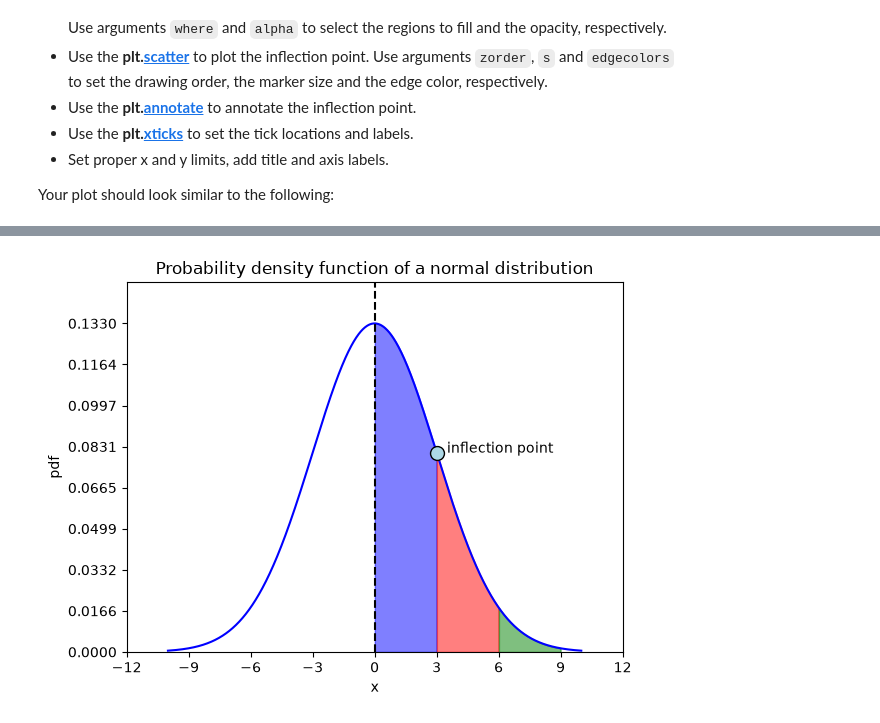
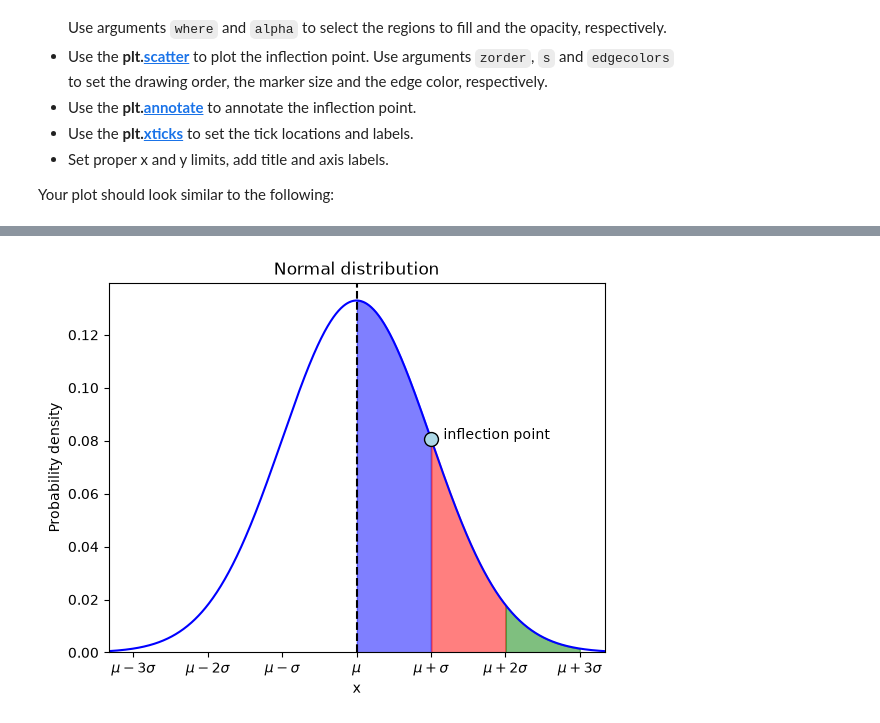
Before and after one commit to laurent-lao/COMP-432-Assignments, a Jupyter notebook: Assignment2/assignment02_student.ipynb, the cells around one changed output, grey strips where cells are left out. Drawn from its saved outputs; the diff is of its cells as text; code cells hidden in the pictures.

Commit message:
Fix Normal distribution

```diff
--- a/Assignment2/assignment02_student.ipynb
+++ b/Assignment2/assignment02_student.ipynb
@@ -189,32 +189,31 @@ Your plot should look similar to the following:
 # %%
 def normal_pdf(x, mu, sigma):
   exp_term = -0.5 * ((x - mu) / sigma) ** 2
   coefficient = 1 / (sigma * np.sqrt(2 * np.pi))
   return coefficient * np.exp(exp_term)
 
 x = np.linspace(-10., 10., num=1000)
 mu = 0.
 sigma = 3.
 pdf = normal_pdf(x, mu, sigma)
 inflection_point_x = mu + sigma
 inflection_point_y = normal_pdf(inflection_point_x, mu, sigma)
 
 # Your code here. Aim for 15-20 lines.
 plt.plot(x, pdf, label='pdf', color='blue')
 plt.axvline(x=mu, color='black', linestyle='--')
 plt.fill_between(x, pdf, where=(x >= mu) & (x <= inflection_point_x), color='blue', alpha=0.5)
 plt.fill_between(x, pdf, where=(x >= inflection_point_x) & (x <= mu + 2*sigma), color='red', alpha=0.5)
 plt.fill_between(x, pdf, where=(x >= mu + 2*sigma) & (x <= mu + 3*sigma), color='green', alpha=0.5)
 plt.scatter(inflection_point_x, inflection_point_y, zorder=2, s=100, color='lightblue', edgecolors='black')
 plt.annotate('inflection point', xy=(inflection_point_x+0.5, inflection_point_y))
-plt.xticks(np.arange(mu - 4*sigma, mu + 5*sigma, step=(sigma)))
-plt.yticks(np.arange(0, max(pdf) + max(pdf)/8, step=(max(pdf)/8)))
-plt.xlim(mu - 4*sigma, mu + 4*sigma)
-plt.ylim(0, max(pdf) + max(pdf)/8)
+plt.xticks(np.arange(mu - 3*sigma, mu + 4*sigma, step=(sigma)),
+           labels= np.array([r'$\mu - 3\sigma$', r'$\mu - 2\sigma$', r'$\mu - \sigma$', r'$\mu$', r'$\mu + \sigma$', r'$\mu + 2\sigma$', r'$\mu + 3\sigma$']))
+plt.xlim(mu - 3*sigma - 1, mu + 3*sigma + 1)
+plt.ylim(0)
 plt.xlabel("x")
-plt.ylabel("pdf")
-plt.title("Probability density function of a normal distribution")
-# plt.grid()
+plt.ylabel("Probability density")
+plt.title("Normal distribution")
 plt.show()
 # %% [output]
-[figure, old version]
+[figure, new version]
```
